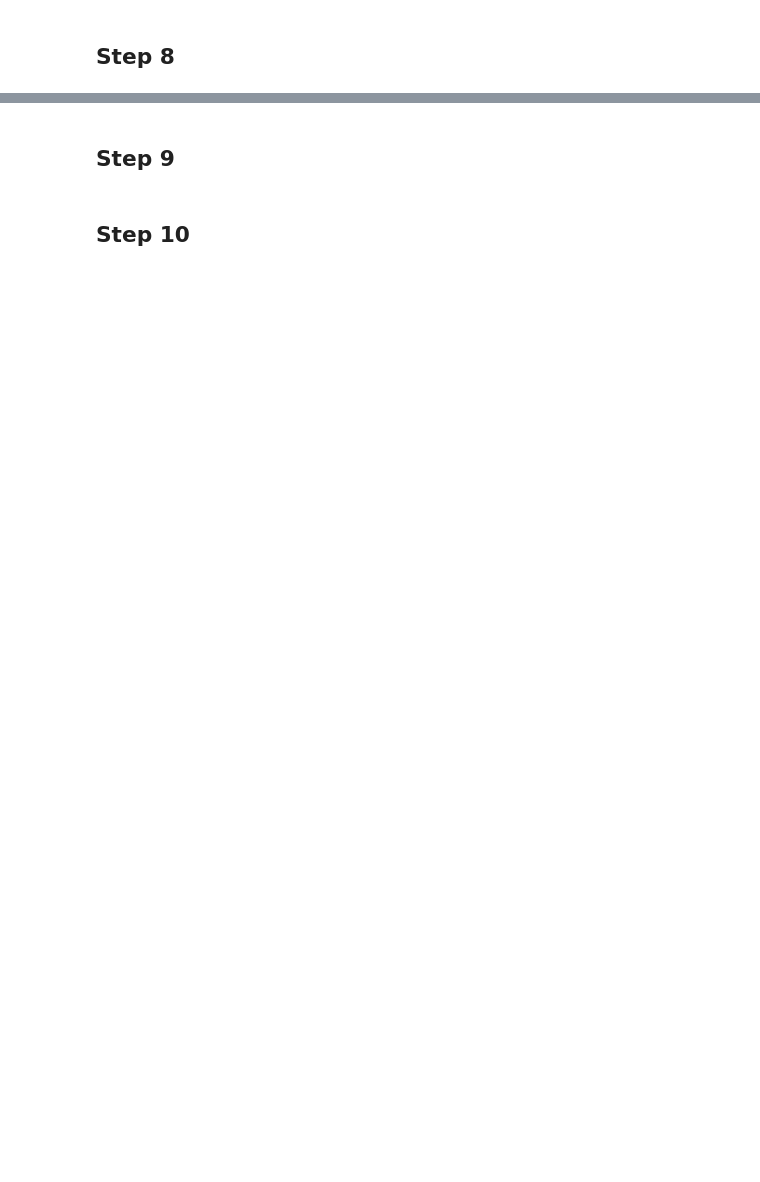
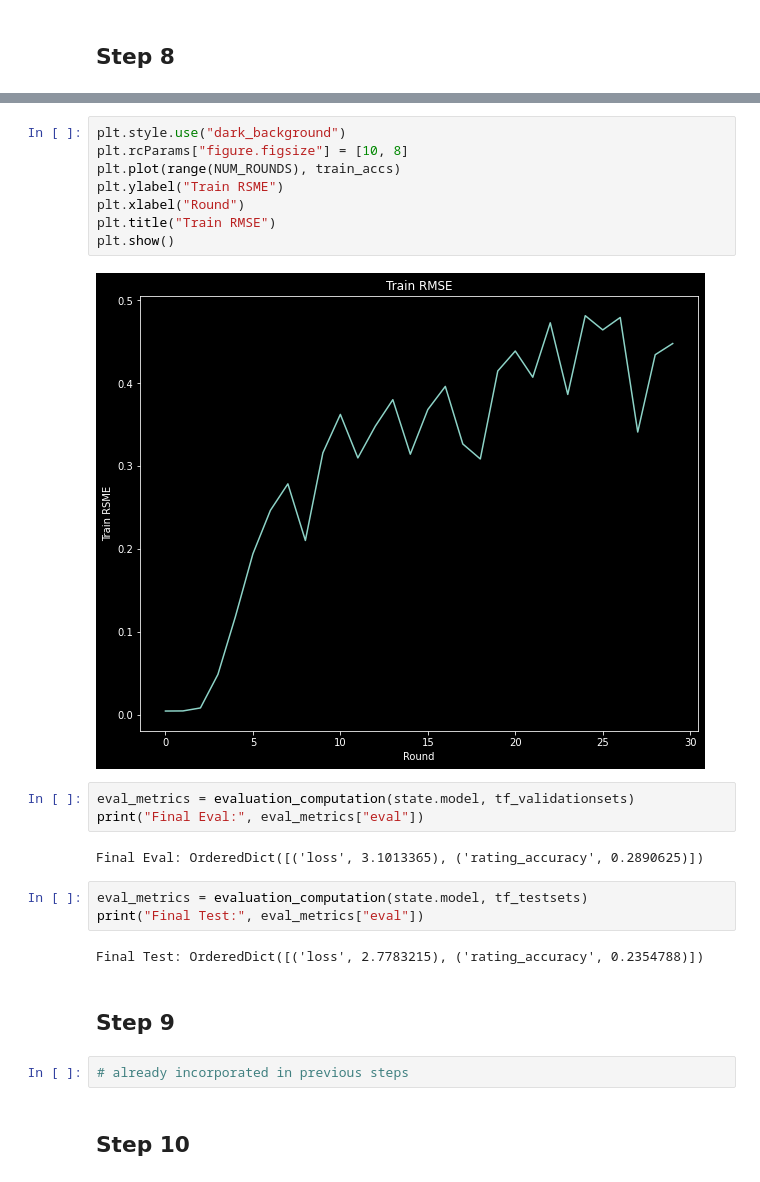
Before and after one commit to ilias-ant/recommender-systems, a Jupyter notebook: federated-learning-based-RS.ipynb, the cells around one changed output, grey strips where cells are left out. Drawn from its saved outputs; the diff is of its cells as text; blank space fills up the shorter version.

```diff
--- a/federated-learning-based-RS.ipynb
+++ b/federated-learning-based-RS.ipynb
@@ -549,4 +709,26 @@ plt.show()
+# %%
+plt.style.use("dark_background")
+plt.rcParams["figure.figsize"] = [10, 8]
+plt.plot(range(NUM_ROUNDS), train_accs)
+plt.ylabel("Train RSME")
+plt.xlabel("Round")
+plt.title("Train RMSE")
+plt.show()
+# %% [output]
+[figure, added]
+# %%
+eval_metrics = evaluation_computation(state.model, tf_validationsets)
+print("Final Eval:", eval_metrics["eval"])
+# %% [output]
+Final Eval: OrderedDict([('loss', 3.1013365), ('rating_accuracy', 0.2890625)])
+# %%
+eval_metrics = evaluation_computation(state.model, tf_testsets)
+print("Final Test:", eval_metrics["eval"])
+# %% [output]
+Final Test: OrderedDict([('loss', 2.7783215), ('rating_accuracy', 0.2354788)])
 # %% [markdown]
 ## Step 9
+# %%
+# already incorporated in previous steps
 # %% [markdown]
 ## Step 10
```
Also changed, not shown: parts of 37 cells of this notebook, 3 other files.
